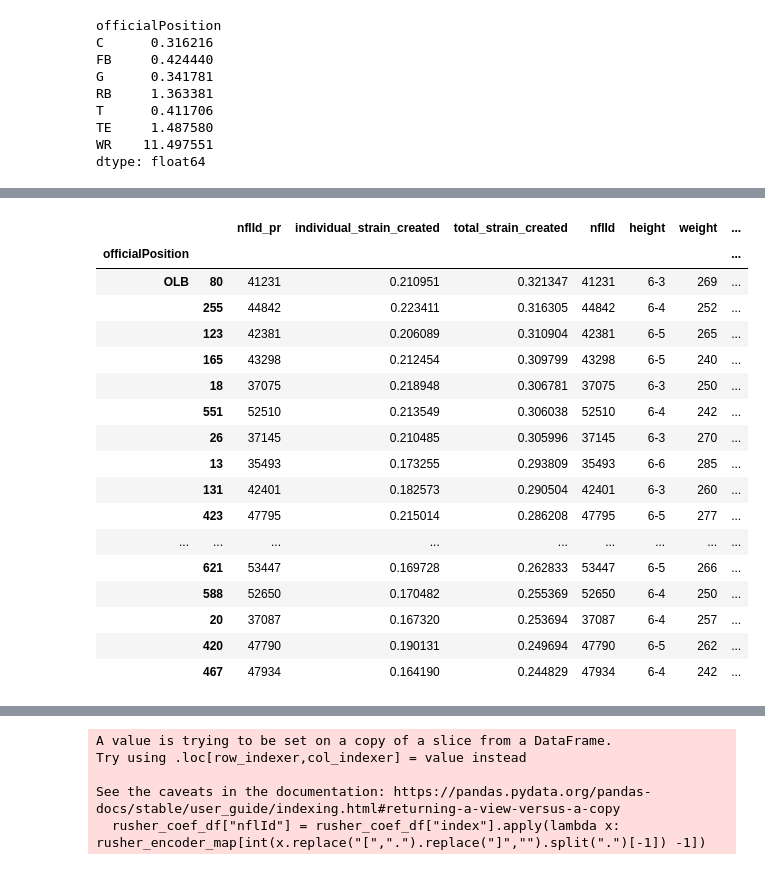
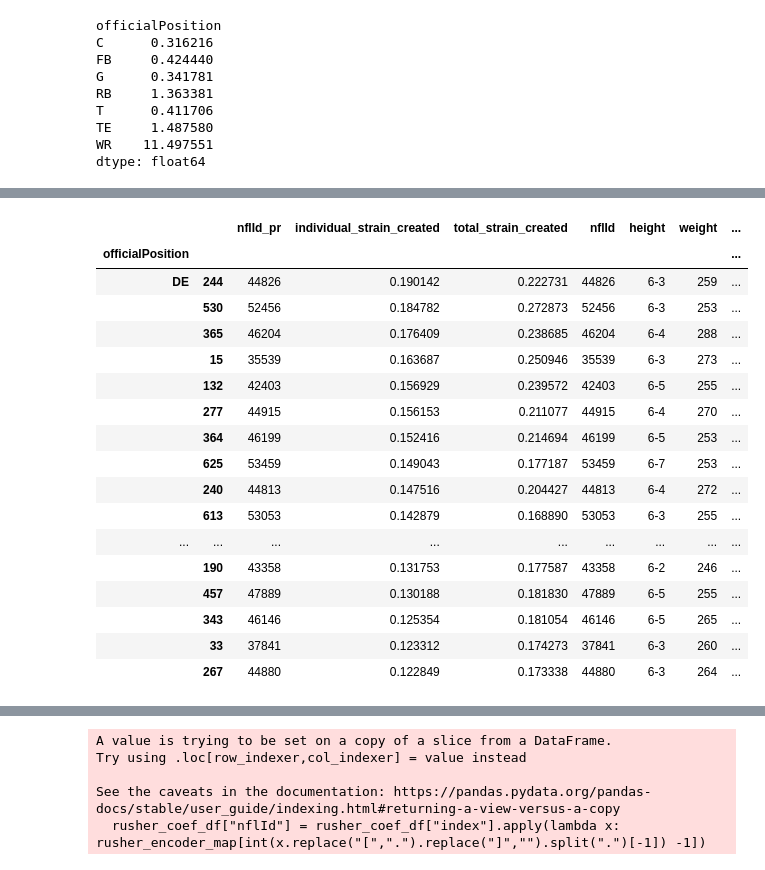
Before and after one commit to IshTheCoder/Matchup_Identifier, a Jupyter notebook: src/Maximization Sandbox.ipynb, the cells around one changed output, grey strips where cells are left out. Cells and saved outputs as stored; diff of their text form; code cells hidden in the pictures.

```diff
--- a/src/Maximization Sandbox.ipynb
+++ b/src/Maximization Sandbox.ipynb
@@ -529,25 +529,25 @@ strain_data["expected_strain_created"] = (strain_data["prop_attention"]/strain_d
 # %%
 strain_data["total_expected_strain_created"] = strain_data["expected_strain_created"] + strain_data["expected_strain_rate"]
 # %%
-strain_data.groupby(["nflId_pr"]).agg(individual_strain_created = ("expected_strain_rate","mean"), total_strain_created = ("total_expected_strain_created","mean")).reset_index().merge(players,left_on = "nflId_pr", right_on = "nflId").merge(snaps).groupby("officialPosition").apply(lambda x: x[(x.officialPosition=="OLB") & (x.num_snaps >= 90)].sort_values("total_strain_created",ascending=False).head(20))
+strain_data.groupby(["nflId_pr"]).agg(individual_strain_created = ("expected_strain_rate","mean"), total_strain_created = ("total_expected_strain_created","mean")).reset_index().merge(players,left_on = "nflId_pr", right_on = "nflId").merge(snaps).groupby("officialPosition").apply(lambda x: x[(x.officialPosition=="DE") & (x.num_snaps >= 90)].sort_values("individual_strain_created",ascending=False).head(20))
 # %% [output]
 |  |  | nflId_pr | individual_strain_created | total_strain_created | nflId | height | weight | ... |
 | officialPosition |  |  |  |  |  |  |  | ... |
-| OLB | 80 | 41231 | 0.210951 | 0.321347 | 41231 | 6-3 | 269 | ... |
-|  | 255 | 44842 | 0.223411 | 0.316305 | 44842 | 6-4 | 252 | ... |
-|  | 123 | 42381 | 0.206089 | 0.310904 | 42381 | 6-5 | 265 | ... |
-|  | 165 | 43298 | 0.212454 | 0.309799 | 43298 | 6-5 | 240 | ... |
-|  | 18 | 37075 | 0.218948 | 0.306781 | 37075 | 6-3 | 250 | ... |
-|  | 551 | 52510 | 0.213549 | 0.306038 | 52510 | 6-4 | 242 | ... |
-|  | 26 | 37145 | 0.210485 | 0.305996 | 37145 | 6-3 | 270 | ... |
-|  | 13 | 35493 | 0.173255 | 0.293809 | 35493 | 6-6 | 285 | ... |
-|  | 131 | 42401 | 0.182573 | 0.290504 | 42401 | 6-3 | 260 | ... |
-|  | 423 | 47795 | 0.215014 | 0.286208 | 47795 | 6-5 | 277 | ... |
+| DE | 244 | 44826 | 0.190142 | 0.222731 | 44826 | 6-3 | 259 | ... |
+|  | 530 | 52456 | 0.184782 | 0.272873 | 52456 | 6-3 | 253 | ... |
+|  | 365 | 46204 | 0.176409 | 0.238685 | 46204 | 6-4 | 288 | ... |
+|  | 15 | 35539 | 0.163687 | 0.250946 | 35539 | 6-3 | 273 | ... |
+|  | 132 | 42403 | 0.156929 | 0.239572 | 42403 | 6-5 | 255 | ... |
+|  | 277 | 44915 | 0.156153 | 0.211077 | 44915 | 6-4 | 270 | ... |
+|  | 364 | 46199 | 0.152416 | 0.214694 | 46199 | 6-5 | 253 | ... |
+|  | 625 | 53459 | 0.149043 | 0.177187 | 53459 | 6-7 | 253 | ... |
+|  | 240 | 44813 | 0.147516 | 0.204427 | 44813 | 6-4 | 272 | ... |
+|  | 613 | 53053 | 0.142879 | 0.168890 | 53053 | 6-3 | 255 | ... |
 | ... | ... | ... | ... | ... | ... | ... | ... | ... |
-|  | 621 | 53447 | 0.169728 | 0.262833 | 53447 | 6-5 | 266 | ... |
-|  | 588 | 52650 | 0.170482 | 0.255369 | 52650 | 6-4 | 250 | ... |
-|  | 20 | 37087 | 0.167320 | 0.253694 | 37087 | 6-4 | 257 | ... |
-|  | 420 | 47790 | 0.190131 | 0.249694 | 47790 | 6-5 | 262 | ... |
-|  | 467 | 47934 | 0.164190 | 0.244829 | 47934 | 6-4 | 242 | ... |
+|  | 190 | 43358 | 0.131753 | 0.177587 | 43358 | 6-2 | 246 | ... |
+|  | 457 | 47889 | 0.130188 | 0.181830 | 47889 | 6-5 | 255 | ... |
+|  | 343 | 46146 | 0.125354 | 0.181054 | 46146 | 6-5 | 265 | ... |
+|  | 33 | 37841 | 0.123312 | 0.174273 | 37841 | 6-3 | 260 | ... |
+|  | 267 | 44880 | 0.122849 | 0.173338 | 44880 | 6-3 | 264 | ... |
 # %%
 coef = pd.read_csv("apm_fit.csv")
```
Also changed, not shown: parts of 9 cells of this notebook, 2 other files.
